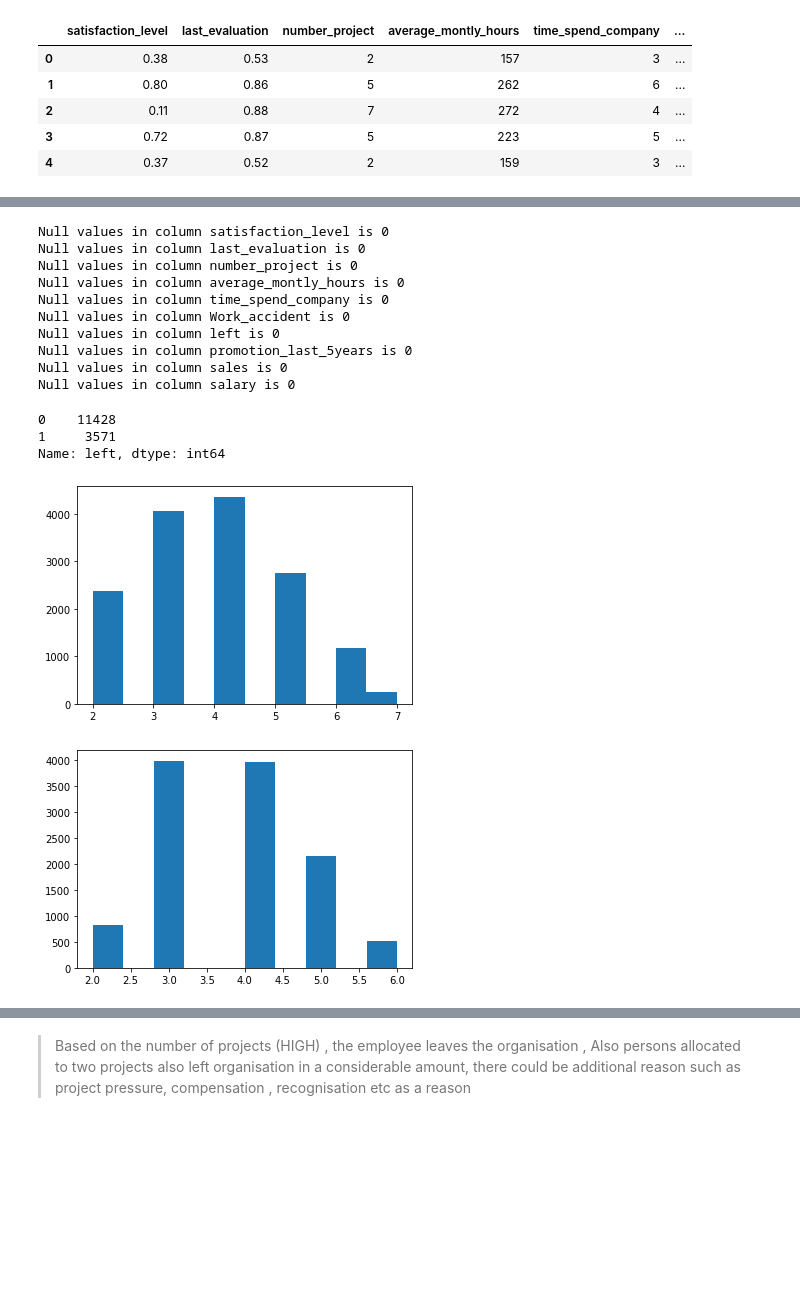
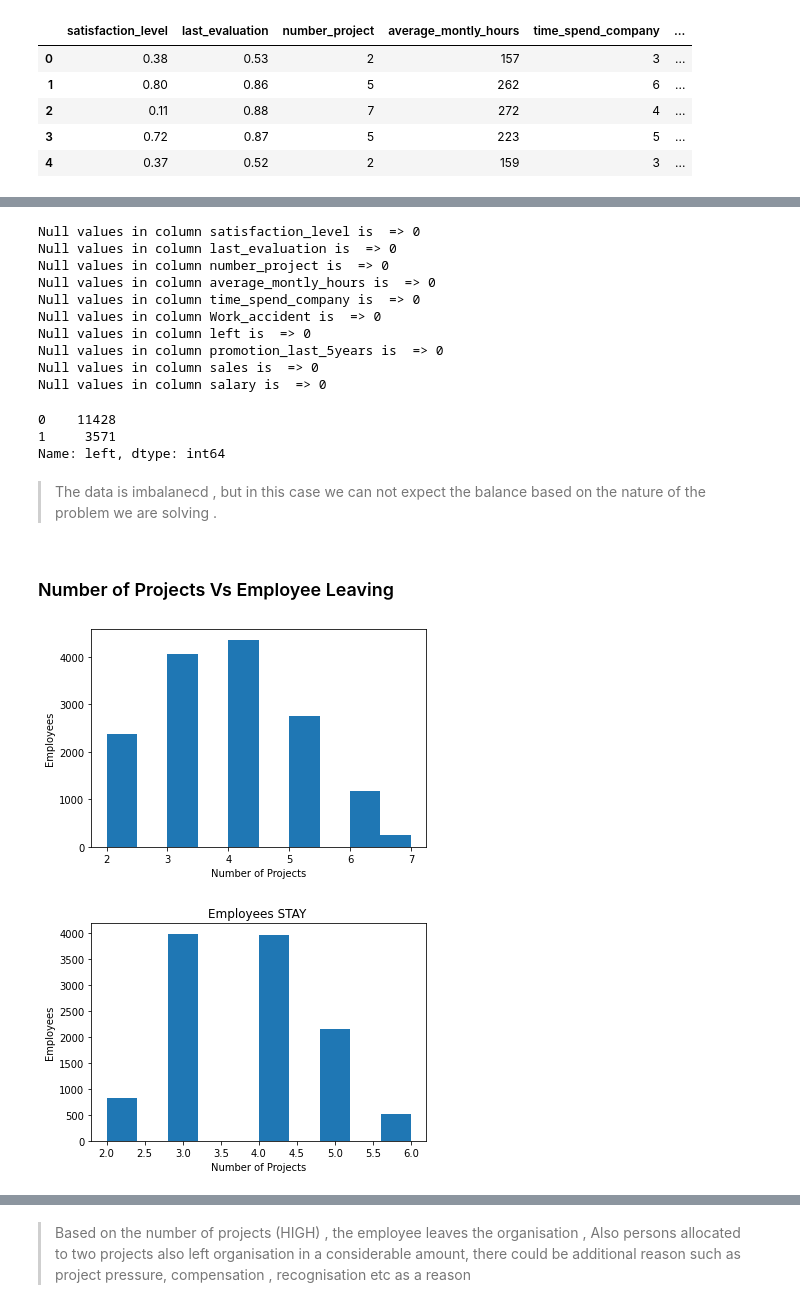
Before and after one commit to PrabaKDataScience/DS_Projects, a Jupyter notebook: hr_analytics.ipynb, the cells around one changed output, grey strips where cells are left out. Saved outputs shown, nothing was run; the diff lists cells and outputs as text; code cells hidden in the pictures; blank space fills up the shorter version.

```diff
--- a/hr_analytics.ipynb
+++ b/hr_analytics.ipynb
@@ -29,31 +53,45 @@ df.shape
 # %%
+# Checking whether there is any null values in any entry:
 for column in df.columns:
   count_nan = df[column].isnull().sum()
-  print(f'Null values in column {column} is {count_nan}')
+  print(f'Null values in column {column} is  => {count_nan}')
 # %% [output]
-Null values in column satisfaction_level is 0
-Null values in column last_evaluation is 0
-Null values in column number_project is 0
-Null values in column average_montly_hours is 0
-Null values in column time_spend_company is 0
-Null values in column Work_accident is 0
-Null values in column left is 0
-Null values in column promotion_last_5years is 0
-Null values in column sales is 0
-Null values in column salary is 0
+Null values in column satisfaction_level is  => 0
+Null values in column last_evaluation is  => 0
+Null values in column number_project is  => 0
+Null values in column average_montly_hours is  => 0
+Null values in column time_spend_company is  => 0
+Null values in column Work_accident is  => 0
+Null values in column left is  => 0
+Null values in column promotion_last_5years is  => 0
+Null values in column sales is  => 0
+Null values in column salary is  => 0
-# %%
-df.left.value_counts()
-# %% [output]
-0    11428
-1     3571
-Name: left, dtype: int64
+# %%
+# The column named left gives us whether employee stays with the company or not which is our target
+
+df.left.value_counts()
+# %% [output]
+0    11428
+1     3571
+Name: left, dtype: int64
+# %% [markdown]
+> The data is imbalanecd , but in this case we can not expect the balance based on the nature of the problem we are solving .
+# %% [markdown]
+### Number of Projects Vs Employee Leaving
 # %%
+# Exploring the impact of Number of Projects vs Employee Leaving
+
 import matplotlib.pyplot as plt
+plt.ylabel('Employees')
+plt.xlabel('Number of Projects')
 plt.hist(df.number_project,bins=10);
 # %% [output]
-[figure, old version]
+[figure, new version]
 # %%
+plt.title('Employees STAY ')
+plt.ylabel('Employees')
+plt.xlabel('Number of Projects')
 plt.hist(df.loc[df.left!=1]['number_project'],bins=10);
 # %% [output]
-[figure, old version]
+[figure, new version]
 # %%
```
Also changed, not shown: parts of 40 cells of this notebook.
